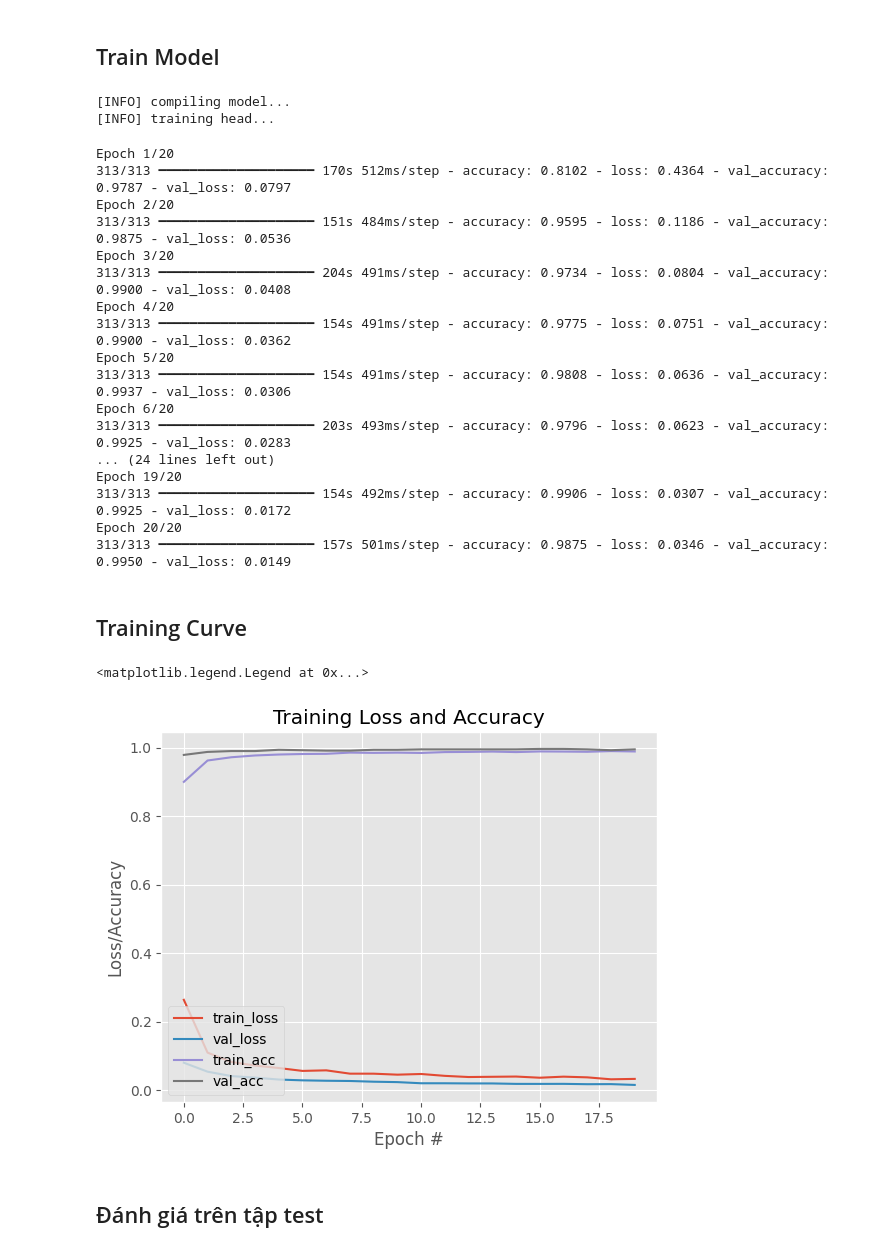
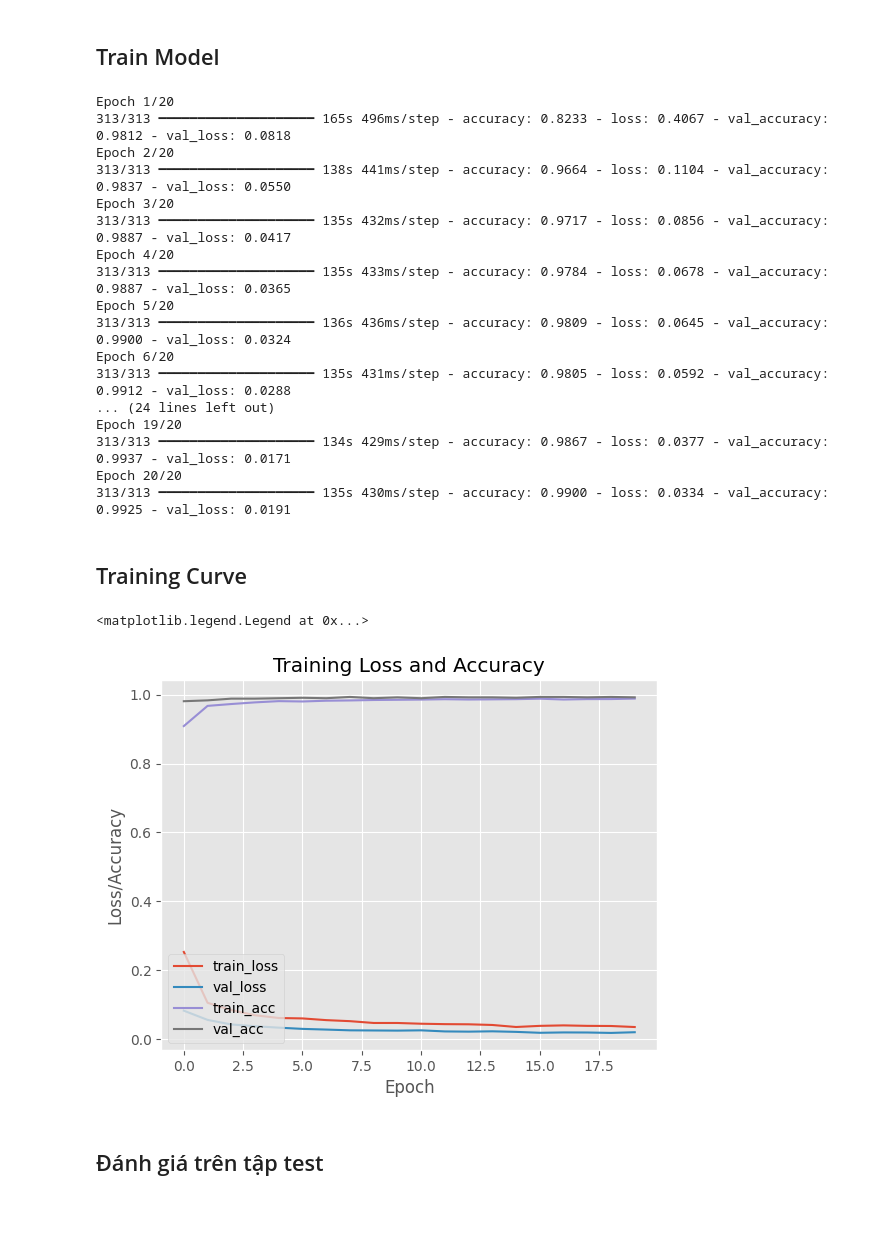
Before and after one commit to ynnhi2607/facemask_detector, a Jupyter notebook: train.ipynb, the cells around one changed output. Saved outputs shown, nothing was run; the diff lists cells and outputs as text; code cells hidden in the pictures; blank space fills up the shorter version.

```diff
--- a/train.ipynb
+++ b/train.ipynb
@@ -81,7 +83,6 @@ model = Model(inputs=baseModel.input, outputs=headModel)
 for layer in baseModel.layers:
 	layer.trainable = False
 
-print("[INFO] compiling model...")
 opt = Adam(learning_rate=INIT_LR, decay=INIT_LR / EPOCHS)
 model.compile(loss="binary_crossentropy", optimizer=opt,
 	metrics=["accuracy"])
@@ -92,54 +93,51 @@ early_stop = EarlyStopping(
     patience=3,
     restore_best_weights=True
 )
-# train the head of the network
-print("[INFO] training head...")
+
 H = model.fit(
 	train_data,
 	validation_data=val_data,
 	epochs=EPOCHS,
 	callbacks=[early_stop])
 # %% [output]
-[INFO] compiling model...
-[INFO] training head...
+Epoch 1/20
+313/313 ━━━━━━━━━━━━━━━━━━━━ 165s 496ms/step - accuracy: 0.8233 - loss: 0.4067 - val_accuracy: 0.9812 - val_loss: 0.0818
+Epoch 2/20
+313/313 ━━━━━━━━━━━━━━━━━━━━ 138s 441ms/step - accuracy: 0.9664 - loss: 0.1104 - val_accuracy: 0.9837 - val_loss: 0.0550
+Epoch 3/20
+313/313 ━━━━━━━━━━━━━━━━━━━━ 135s 432ms/step - accuracy: 0.9717 - loss: 0.0856 - val_accuracy: 0.9887 - val_loss: 0.0417
+Epoch 4/20
+313/313 ━━━━━━━━━━━━━━━━━━━━ 135s 433ms/step - accuracy: 0.9784 - loss: 0.0678 - val_accuracy: 0.9887 - val_loss: 0.0365
+Epoch 5/20
+313/313 ━━━━━━━━━━━━━━━━━━━━ 136s 436ms/step - accuracy: 0.9809 - loss: 0.0645 - val_accuracy: 0.9900 - val_loss: 0.0324
+Epoch 6/20
+313/313 ━━━━━━━━━━━━━━━━━━━━ 135s 431ms/step - accuracy: 0.9805 - loss: 0.0592 - val_accuracy: 0.9912 - val_loss: 0.0288
+... (24 lines left out)
+Epoch 19/20
+313/313 ━━━━━━━━━━━━━━━━━━━━ 134s 429ms/step - accuracy: 0.9867 - loss: 0.0377 - val_accuracy: 0.9937 - val_loss: 0.0171
+Epoch 20/20
+313/313 ━━━━━━━━━━━━━━━━━━━━ 135s 430ms/step - accuracy: 0.9900 - loss: 0.0334 - val_accuracy: 0.9925 - val_loss: 0.0191
-Epoch 1/20
-313/313 ━━━━━━━━━━━━━━━━━━━━ 170s 512ms/step - accuracy: 0.8102 - loss: 0.4364 - val_accuracy: 0.9787 - val_loss: 0.0797
-Epoch 2/20
-313/313 ━━━━━━━━━━━━━━━━━━━━ 151s 484ms/step - accuracy: 0.9595 - loss: 0.1186 - val_accuracy: 0.9875 - val_loss: 0.0536
-Epoch 3/20
-313/313 ━━━━━━━━━━━━━━━━━━━━ 204s 491ms/step - accuracy: 0.9734 - loss: 0.0804 - val_accuracy: 0.9900 - val_loss: 0.0408
-Epoch 4/20
-313/313 ━━━━━━━━━━━━━━━━━━━━ 154s 491ms/step - accuracy: 0.9775 - loss: 0.0751 - val_accuracy: 0.9900 - val_loss: 0.0362
-Epoch 5/20
-313/313 ━━━━━━━━━━━━━━━━━━━━ 154s 491ms/step - accuracy: 0.9808 - loss: 0.0636 - val_accuracy: 0.9937 - val_loss: 0.0306
-Epoch 6/20
-313/313 ━━━━━━━━━━━━━━━━━━━━ 203s 493ms/step - accuracy: 0.9796 - loss: 0.0623 - val_accuracy: 0.9925 - val_loss: 0.0283
-... (24 lines left out)
-Epoch 19/20
-313/313 ━━━━━━━━━━━━━━━━━━━━ 154s 492ms/step - accuracy: 0.9906 - loss: 0.0307 - val_accuracy: 0.9925 - val_loss: 0.0172
-Epoch 20/20
-313/313 ━━━━━━━━━━━━━━━━━━━━ 157s 501ms/step - accuracy: 0.9875 - loss: 0.0346 - val_accuracy: 0.9950 - val_loss: 0.0149
 # %% [markdown]
 ## Training Curve
 # %%
 import matplotlib.pyplot as plt
 import numpy as np
 # plot the training loss and accuracy
 N = len(H.history["loss"])
 
 plt.style.use("ggplot")
 plt.figure()
 plt.plot(np.arange(0, N), H.history["loss"], label="train_loss")
 plt.plot(np.arange(0, N), H.history["val_loss"], label="val_loss")
 plt.plot(np.arange(0, N), H.history["accuracy"], label="train_acc")
 plt.plot(np.arange(0, N), H.history["val_accuracy"], label="val_acc")
 plt.title("Training Loss and Accuracy")
-plt.xlabel("Epoch #")
+plt.xlabel("Epoch")
 plt.ylabel("Loss/Accuracy")
 plt.legend(loc="lower left")
 # %% [output]
 <matplotlib.legend.Legend at 0x...>
-[figure, old version]
+[figure, new version]
 # %% [markdown]
 ## Đánh giá trên tập test
 # %%
```
Also changed, not shown: parts of 5 cells of this notebook.
